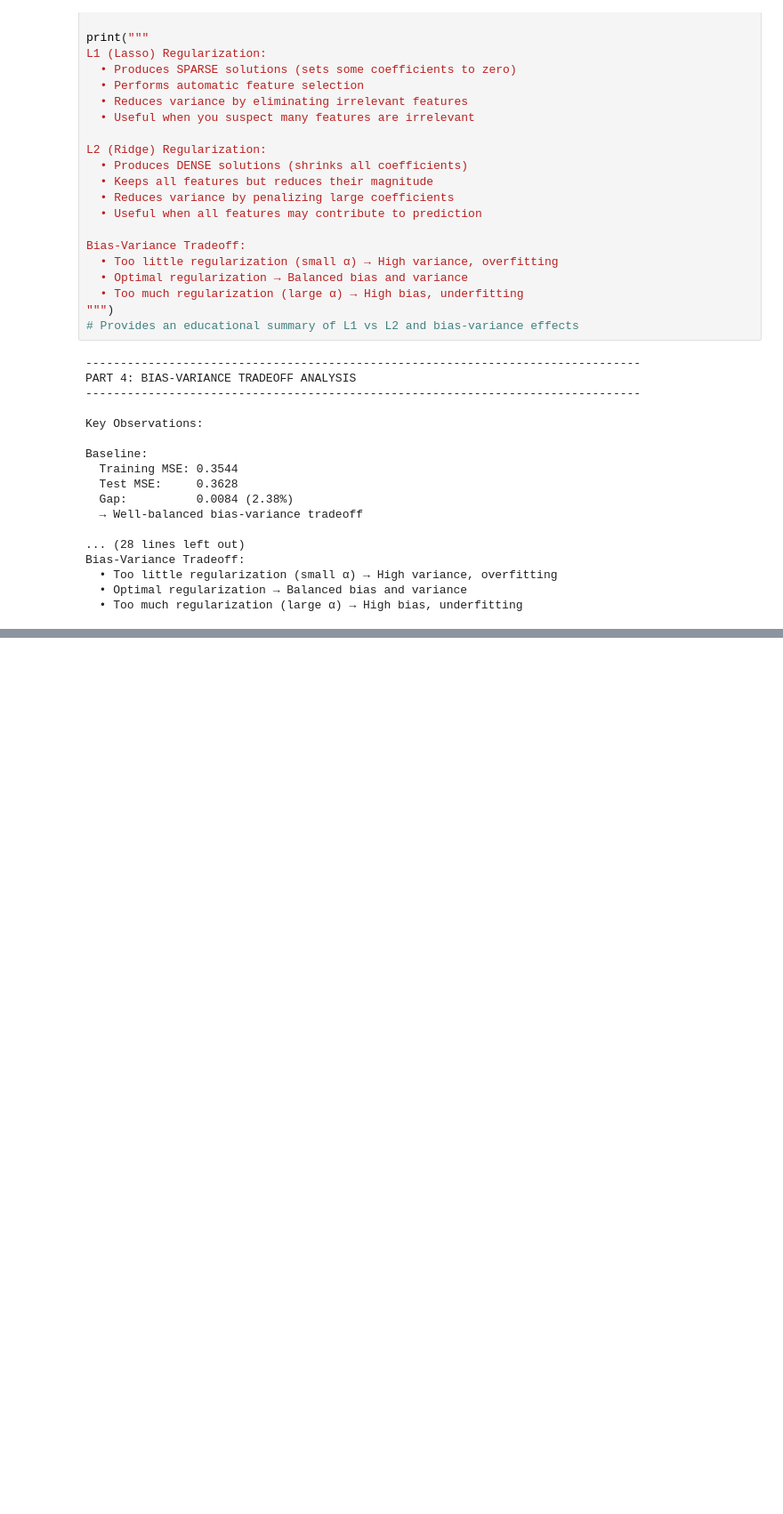
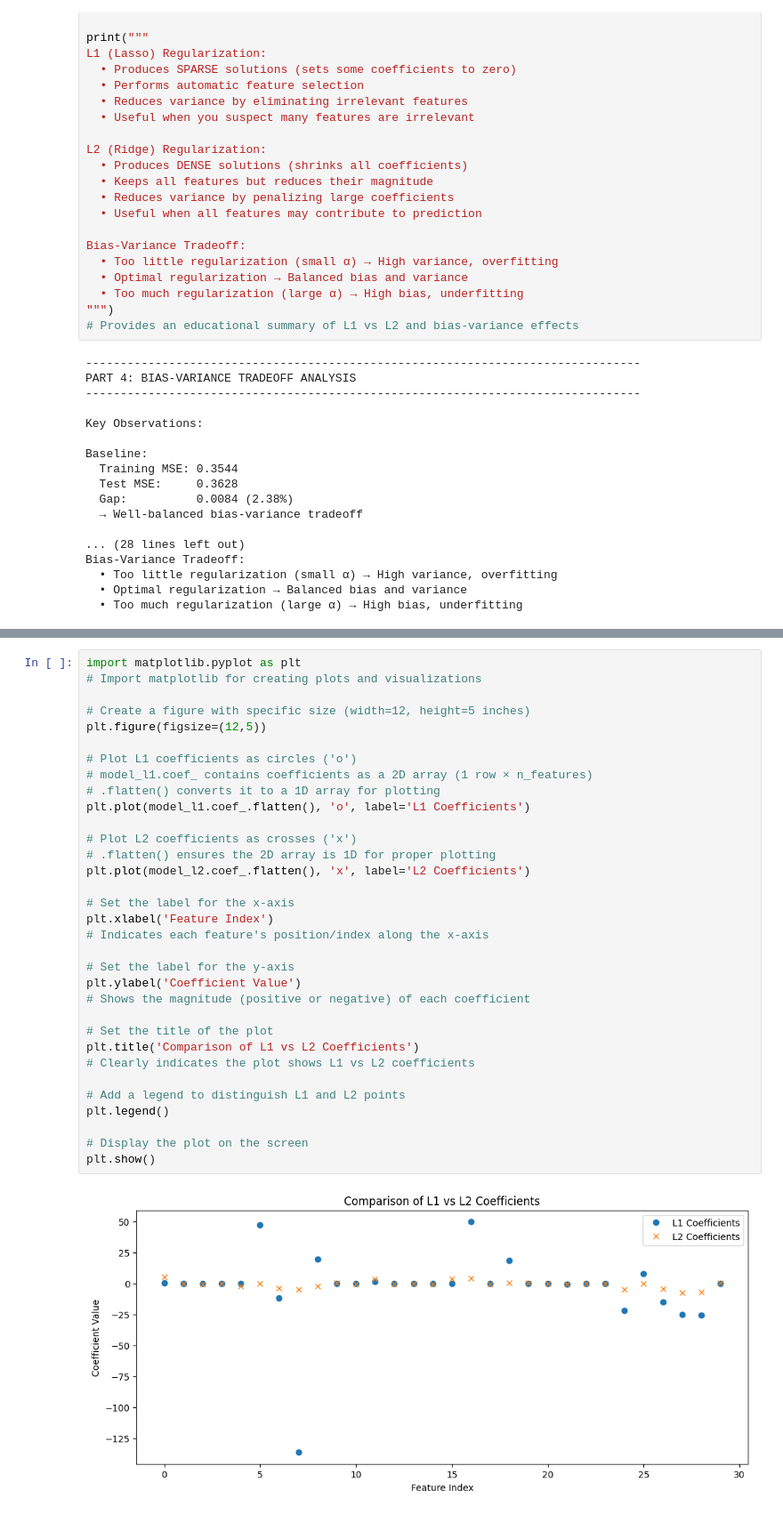
Before and after one commit to ashiyaaa121/AI-worksheet, a Jupyter notebook: Workshop7.ipynb, the cells around one changed output, grey strips where cells are left out. Shown at 89% size. Cells and saved outputs as stored; diff of their text form; blank space fills up the shorter version.

```diff
--- a/Workshop7.ipynb
+++ b/Workshop7.ipynb
@@ -858,0 +1074,35 @@ Bias-Variance Tradeoff:
+# %%
+import matplotlib.pyplot as plt
+# Import matplotlib for creating plots and visualizations
+
+# Create a figure with specific size (width=12, height=5 inches)
+plt.figure(figsize=(12,5))
+
+# Plot L1 coefficients as circles ('o')
+# model_l1.coef_ contains coefficients as a 2D array (1 row × n_features)
+# .flatten() converts it to a 1D array for plotting
+plt.plot(model_l1.coef_.flatten(), 'o', label='L1 Coefficients')
+
+# Plot L2 coefficients as crosses ('x')
+# .flatten() ensures the 2D array is 1D for proper plotting
+plt.plot(model_l2.coef_.flatten(), 'x', label='L2 Coefficients')
+
+# Set the label for the x-axis
+plt.xlabel('Feature Index')
+# Indicates each feature's position/index along the x-axis
+
+# Set the label for the y-axis
+plt.ylabel('Coefficient Value')
+# Shows the magnitude (positive or negative) of each coefficient
+
+# Set the title of the plot
+plt.title('Comparison of L1 vs L2 Coefficients')
+# Clearly indicates the plot shows L1 vs L2 coefficients
+
+# Add a legend to distinguish L1 and L2 points
+plt.legend()
+
+# Display the plot on the screen
+plt.show()
+# %% [output]
+[figure, added]
```
Also changed, not shown: parts of 4 cells of this notebook.
